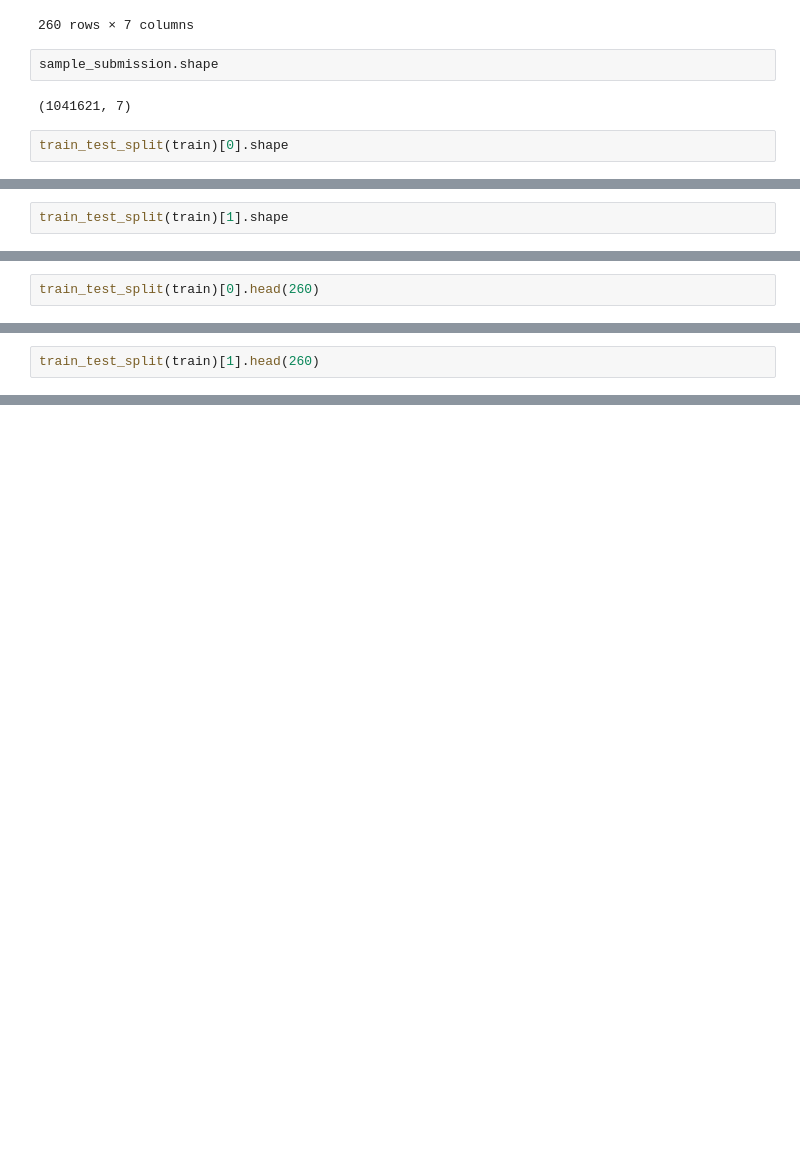
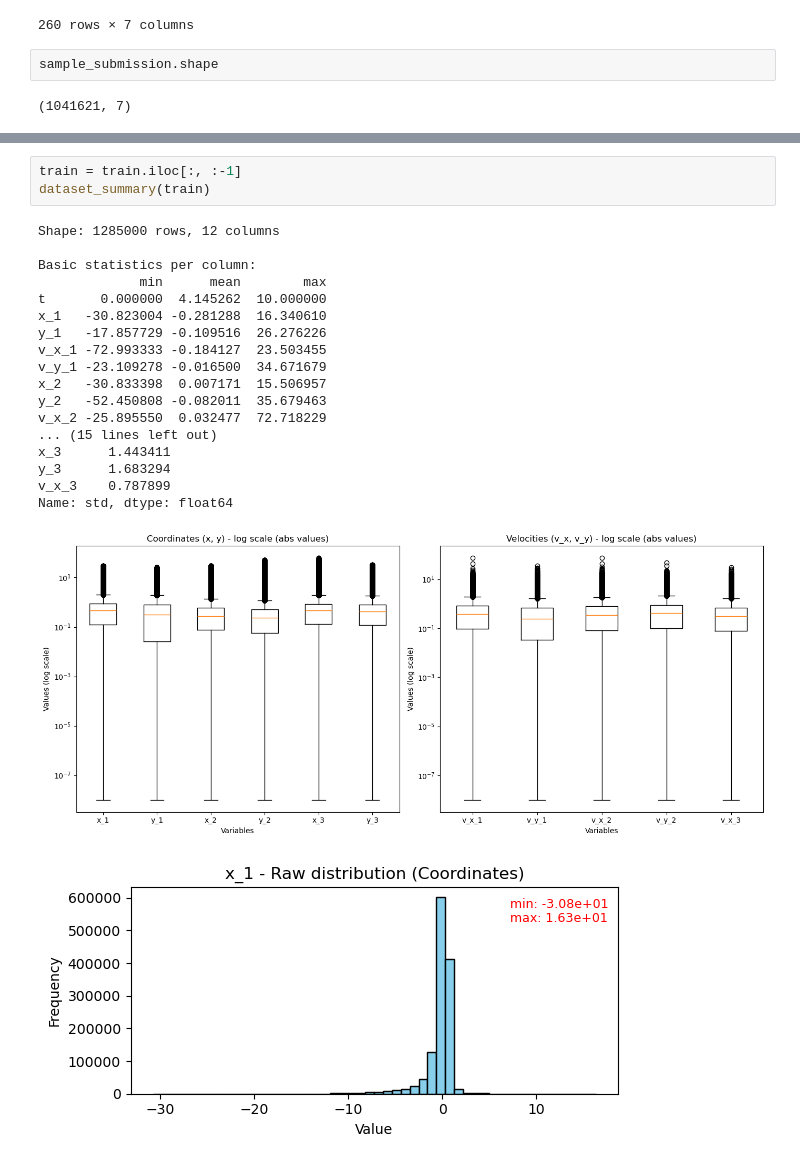
Before and after one commit to PLONTZNathan/MachineLearning_Assignment1, a Jupyter notebook: src/data_exploration.ipynb, the cells around one changed output, grey strips where cells are left out. Saved outputs shown, nothing was run; the diff lists cells and outputs as text; blank space fills up the shorter version.

```diff
--- a/src/data_exploration.ipynb
+++ b/src/data_exploration.ipynb
@@ -214,5 +200,3 @@ sample_submission.head(260)
 sample_submission.shape
 # %% [output]
 (1041621, 7)
-# %%
-train_test_split(train)[0].shape
@@ -221,2 +202,0 @@ train_test_split(train)[0].shape
-# %%
-train_test_split(train)[1].shape
@@ -225,2 +202,0 @@ train_test_split(train)[1].shape
-# %%
-train_test_split(train)[0].head(260)
@@ -241,2 +202,0 @@ train_test_split(train)[0].head(260)
-# %%
-train_test_split(train)[1].head(260)
@@ -274,0 +270,23 @@ Name: 1008726, dtype: float64
+# %%
+train = train.iloc[:, :-1]
+dataset_summary(train)
+# %% [output]
+Shape: 1285000 rows, 12 columns
+
+Basic statistics per column:
+             min      mean        max
+t       0.000000  4.145262  10.000000
+x_1   -30.823004 -0.281288  16.340610
+y_1   -17.857729 -0.109516  26.276226
+v_x_1 -72.993333 -0.184127  23.503455
+v_y_1 -23.109278 -0.016500  34.671679
+x_2   -30.833398  0.007171  15.506957
+y_2   -52.450808 -0.082011  35.679463
+v_x_2 -25.895550  0.032477  72.718229
+... (15 lines left out)
+x_3      1.443411
+y_3      1.683294
+v_x_3    0.787899
+Name: std, dtype: float64
+[figure, added]
+[figure, added]
```
Also changed, not shown: parts of 12 cells of this notebook, 6 other files.
